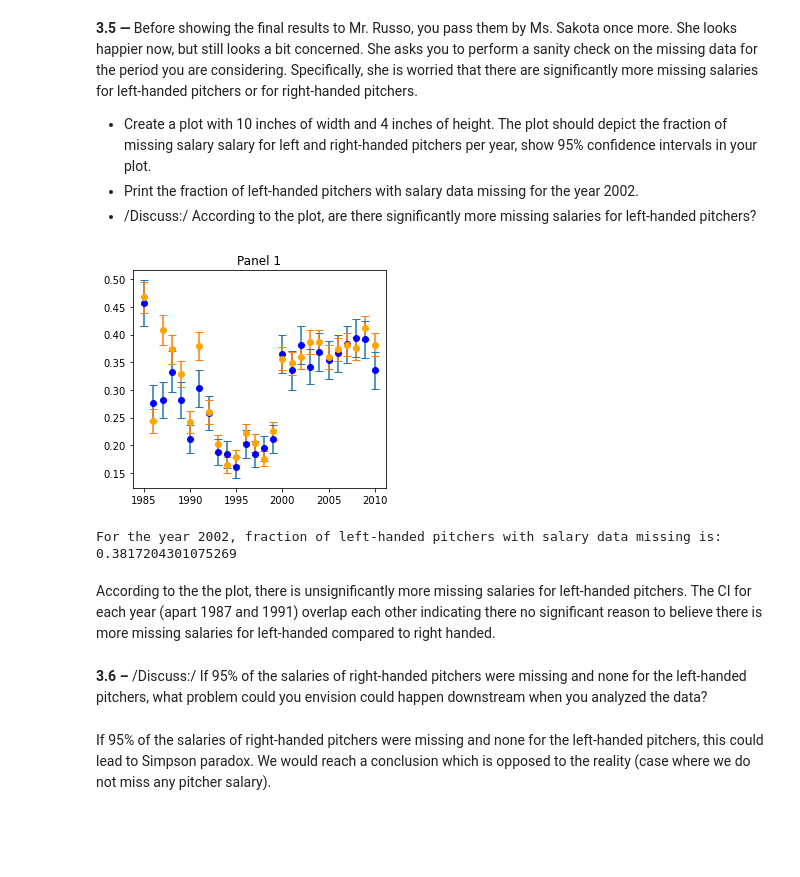
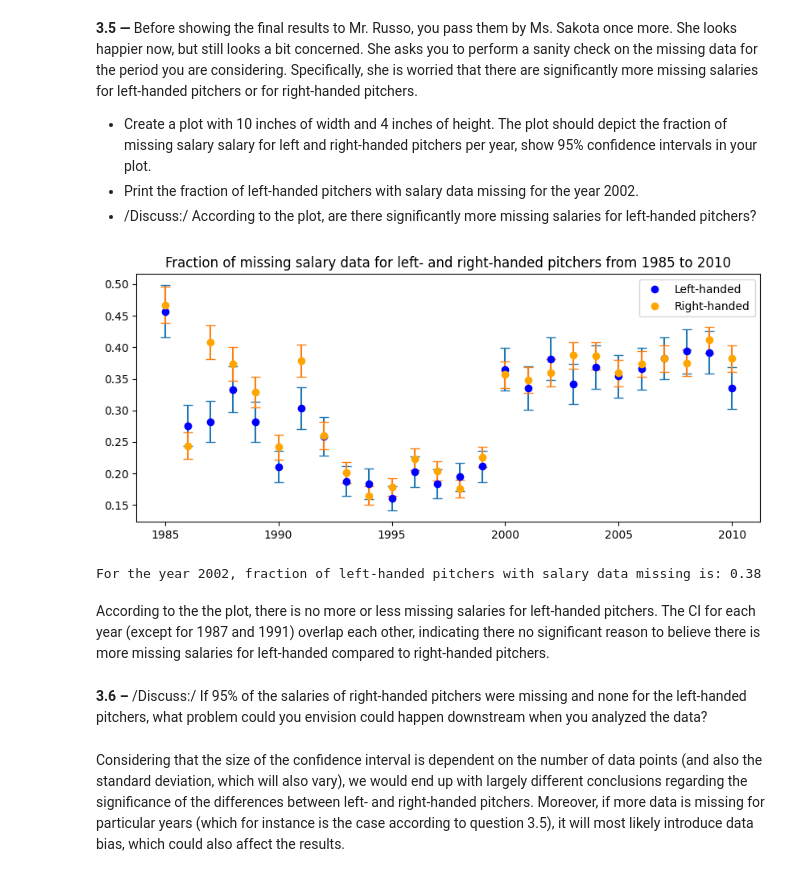
Before and after one commit to benjaminAouzir/FautTrouverUnNomPourADA, a Jupyter notebook: 01 - Pandas Data Wrangling and Data Viz/h1.ipynb, the cells around one changed output. Drawn from its saved outputs; the diff is of its cells as text; code cells hidden in the pictures; blank space fills up the shorter version.

```diff
--- a/01 - Pandas Data Wrangling and Data Viz/h1.ipynb
+++ b/01 - Pandas Data Wrangling and Data Viz/h1.ipynb
@@ -645,43 +638,40 @@ Simpson paradox + CI vs. t-test. Que faire du point 3 des tasks 3?
 # %%
 left_pitchers = df[df['throws'] == 'L']
 right_pitchers = df[df['throws'] == 'R']
 
 #Get the mean and CI for left and right handed pitchers
-left_by_year = left_pitchers.groupby('yearID').apply(lambda x: pd.Series({
+left_mis_by_year = left_pitchers.groupby('yearID').apply(lambda x: pd.Series({
         'avg': x["salary"].isna().mean(),
         'interval': x["salary"].isna().mean()*(1-x["salary"].isna().mean())*1.96/np.sqrt(x["salary"].shape[0])
     }))
 
-right_by_year = right_pitchers.groupby('yearID').apply(lambda x: pd.Series({
+right_mis_by_year = right_pitchers.groupby('yearID').apply(lambda x: pd.Series({
         'avg': x["salary"].isna().mean(),
         "interval": x["salary"].isna().mean()*(1-x["salary"].isna().mean())*1.96/np.sqrt(x["salary"].shape[0])
     }))
 
 # Set the width and height of the figure
 plt.figure(figsize=(10, 4))
 
-# Create the first panel
-plt.subplot(121)  # 1 row, 2 columns, panel 1
-plt.errorbar(left_by_year.index, left_by_year.avg,
-             yerr = left_by_year.interval,
+plt.errorbar(left_mis_by_year.index, left_mis_by_year.avg,
+             yerr = left_mis_by_year.interval,
              capsize= 4,fmt=" ")
-plt.errorbar(right_by_year.index, right_by_year.avg,
-             yerr = right_by_year.interval,
+plt.errorbar(right_mis_by_year.index, right_mis_by_year.avg,
+             yerr = right_mis_by_year.interval,
              capsize= 4,fmt=' ')
-plt.plot(left_by_year.avg, marker="o",linestyle=" ", color="blue")
-plt.plot(right_by_year.avg, marker="o",linestyle=" ", color="orange")
-plt.title("Panel 1")
+plt.plot(left_mis_by_year.avg, marker="o",linestyle=" ", color="blue", label="Left-handed")
+plt.plot(right_mis_by_year.avg, marker="o",linestyle=" ", color="orange", label="Right-handed")
+plt.title("Fraction of missing salary data for left- and right-handed pitchers from 1985 to 2010")
+plt.legend()
+plt.show()
 
-plt.show()
+print("For the year 2002, fraction of left-handed pitchers with salary data missing is: " + str(left_mis_by_year.avg[2002].round(2)))
 # %% [output]
-[figure, old version]
+[figure, new version]
+For the year 2002, fraction of left-handed pitchers with salary data missing is: 0.38
-# %%
-print("For the year 2002, fraction of left-handed pitchers with salary data missing is: " + str(left_by_year.avg[2002]))
-# %% [output]
-For the year 2002, fraction of left-handed pitchers with salary data missing is: 0.3817204301075269
 # %% [markdown]
-According to the the plot, there is unsignificantly more missing salaries for left-handed pitchers. The CI for each year (apart 1987 and 1991) overlap each other indicating there no significant reason to believe there is more missing salaries for left-handed compared to right handed.
+According to the the plot, there is no more or less missing salaries for left-handed pitchers. The CI for each year (except for 1987 and 1991) overlap each other, indicating there no significant reason to believe there is more missing salaries for left-handed compared to right-handed pitchers.
 # %% [markdown]
 **3.6 –**  /Discuss:/ If 95% of the salaries of right-handed pitchers were missing and none for the left-handed pitchers, what problem could you envision could happen downstream when you analyzed the data?
-# %% [markdown]
-If 95% of the salaries of right-handed pitchers were missing and none for the left-handed pitchers, this could lead to Simpson paradox. We would reach a conclusion which is opposed to the reality (case where we do not miss any pitcher salary).
+# %% [markdown]
+Considering that the size of the confidence interval is dependent on the number of data points (and also the standard deviation, which will also vary), we would end up with largely different conclusions regarding the significance of the differences between left- and right-handed pitchers. Moreover, if more data is missing for particular years (which for instance is the case according to question 3.5), it will most likely introduce data bias, which could also affect the results.
```
Also changed, not shown: parts of 13 cells of this notebook.
